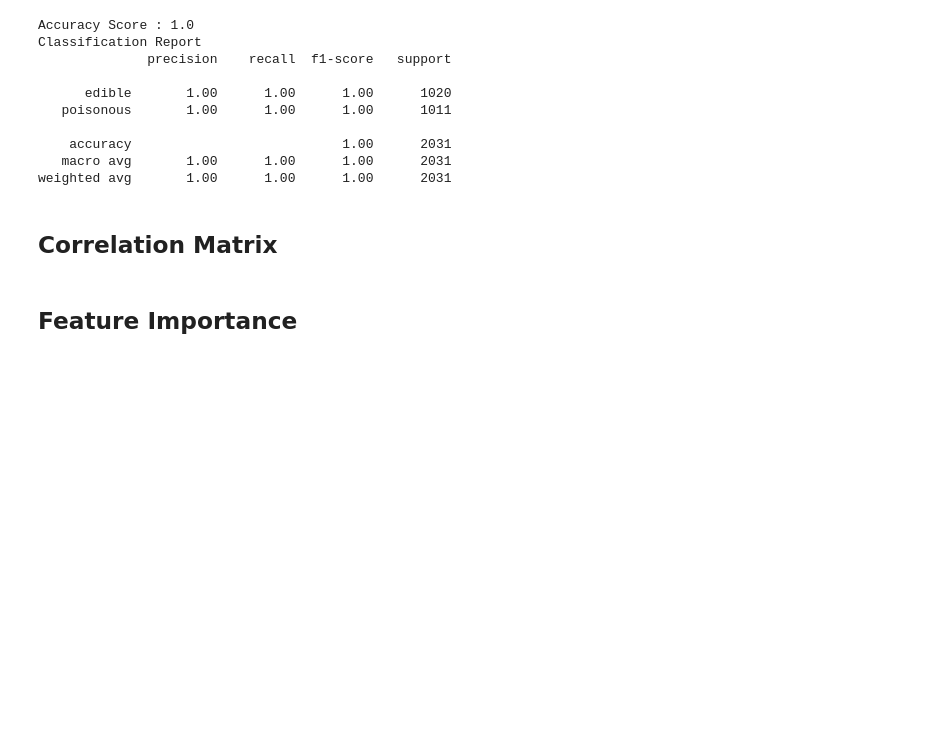
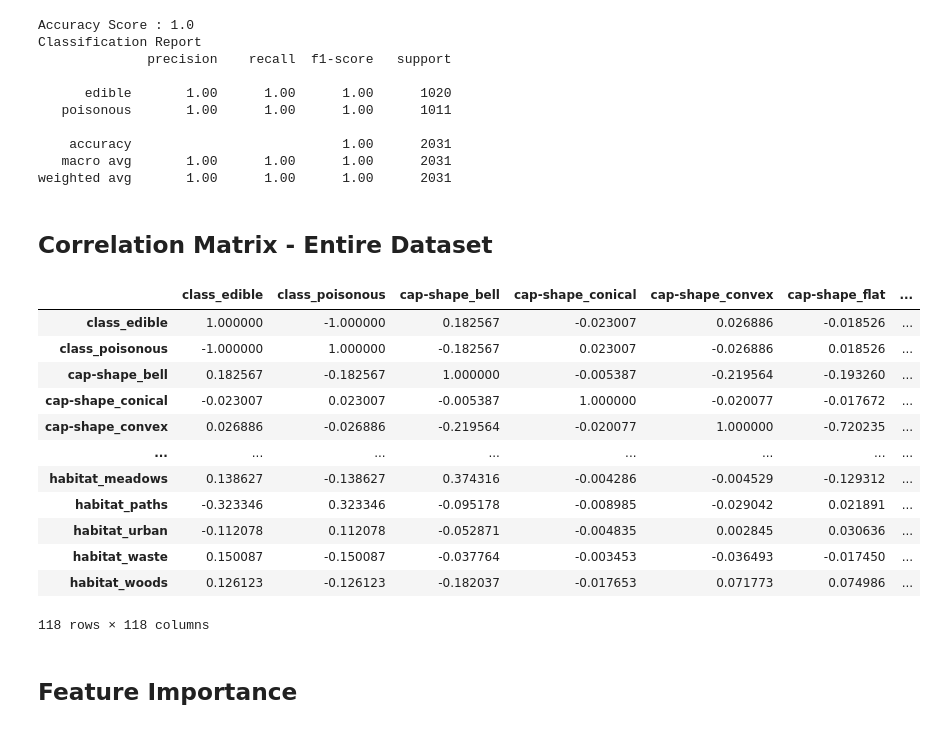
Before and after one commit to JPecino/Toxic_Mushroom_Prediction, a Jupyter notebook: mushroom_py.ipynb, the cells around one changed output. Cells and saved outputs as stored; diff of their text form; code cells hidden in the pictures; blank space fills up the shorter version.

```diff
--- a/mushroom_py.ipynb
+++ b/mushroom_py.ipynb
@@ -261,11 +261,26 @@ Classification Report
    macro avg       1.00      1.00      1.00      2031
 weighted avg       1.00      1.00      1.00      2031
 # %% [markdown]
-## Correlation Matrix
+## Correlation Matrix - Entire Dataset
 # %%
 df_corr = pd.get_dummies(df)
 corr_var = df_corr.corr()
-corr_var.to_csv("Resources/correlation.csv")
+# corr_var.to_csv("Resources/correlation.csv")
+corr_var
+# %% [output]
+|  | class_edible | class_poisonous | cap-shape_bell | cap-shape_conical | cap-shape_convex | cap-shape_flat | ... |
+| class_edible | 1.000000 | -1.000000 | 0.182567 | -0.023007 | 0.026886 | -0.018526 | ... |
+| class_poisonous | -1.000000 | 1.000000 | -0.182567 | 0.023007 | -0.026886 | 0.018526 | ... |
+| cap-shape_bell | 0.182567 | -0.182567 | 1.000000 | -0.005387 | -0.219564 | -0.193260 | ... |
+| cap-shape_conical | -0.023007 | 0.023007 | -0.005387 | 1.000000 | -0.020077 | -0.017672 | ... |
+| cap-shape_convex | 0.026886 | -0.026886 | -0.219564 | -0.020077 | 1.000000 | -0.720235 | ... |
+| ... | ... | ... | ... | ... | ... | ... | ... |
+| habitat_meadows | 0.138627 | -0.138627 | 0.374316 | -0.004286 | -0.004529 | -0.129312 | ... |
+| habitat_paths | -0.323346 | 0.323346 | -0.095178 | -0.008985 | -0.029042 | 0.021891 | ... |
+| habitat_urban | -0.112078 | 0.112078 | -0.052871 | -0.004835 | 0.002845 | 0.030636 | ... |
+| habitat_waste | 0.150087 | -0.150087 | -0.037764 | -0.003453 | -0.036493 | -0.017450 | ... |
+| habitat_woods | 0.126123 | -0.126123 | -0.182037 | -0.017653 | 0.071773 | 0.074986 | ... |
+118 rows × 118 columns
 # %% [markdown]
 ## Feature Importance
 # %%
```
Also changed, not shown: parts of 9 cells of this notebook, 2 other files.
